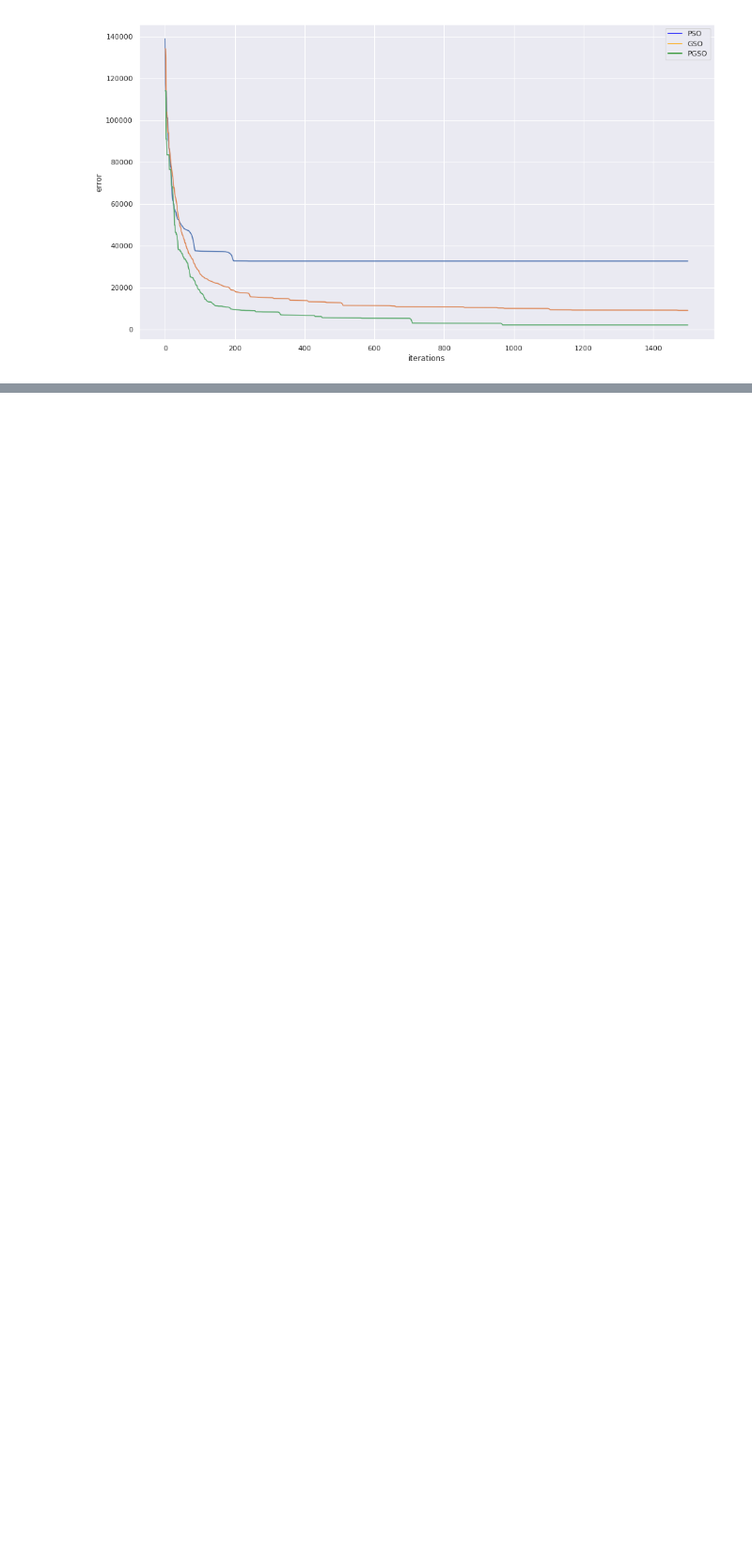
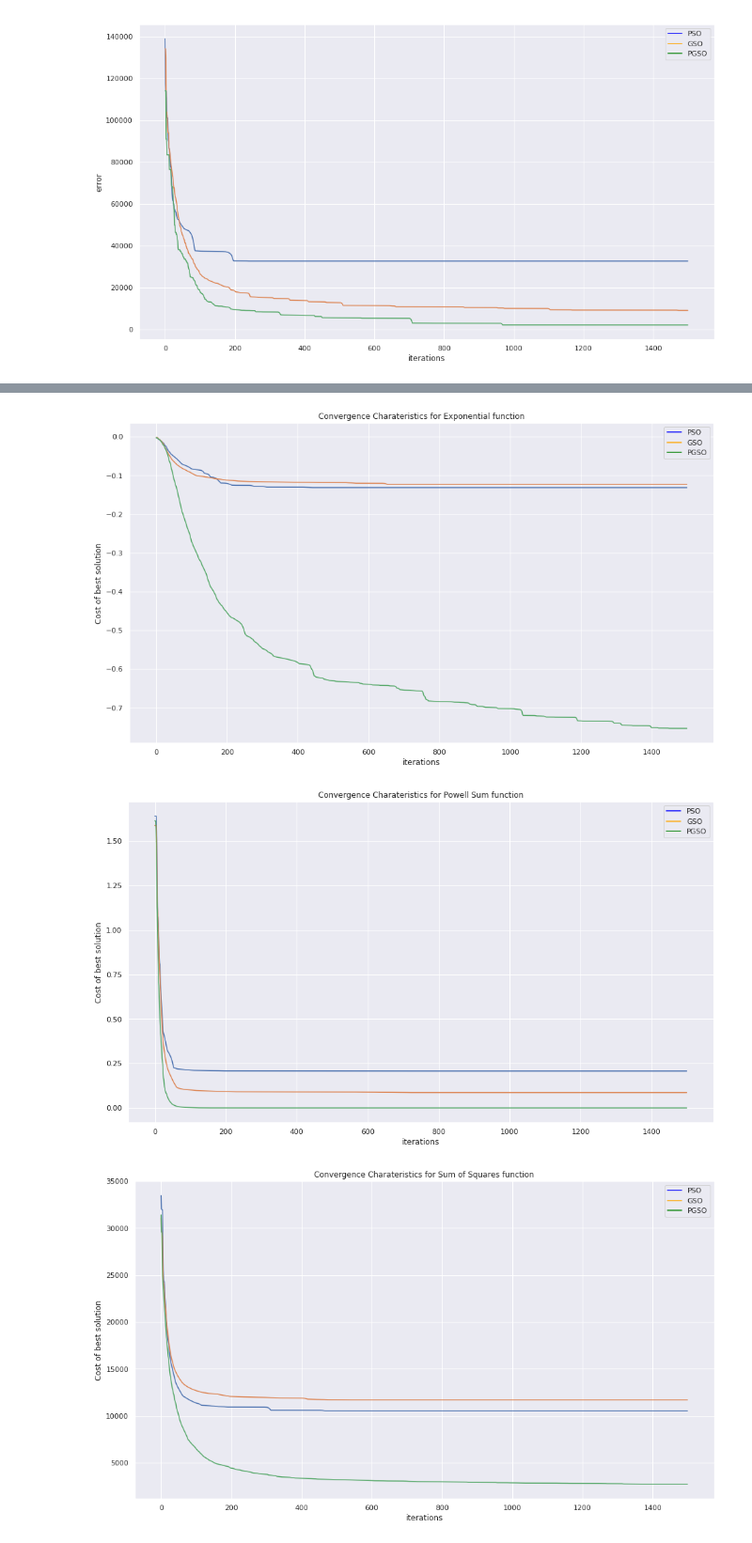
Before and after one commit to shubham0704/parallelGSO, a Jupyter notebook: experiments/Benchmarks.ipynb, the cells around one changed output, grey strips where cells are left out. Shown at 94% size. Saved outputs shown, nothing was run; the diff lists cells and outputs as text; code cells hidden in the pictures; blank space fills up the shorter version.

```diff
--- a/experiments/Benchmarks.ipynb
+++ b/experiments/Benchmarks.ipynb
@@ -646,0 +702,7 @@ def make_graph(algo, cost_func, bounds, max_iter, num_particles):
+# %%
+for items in tqdm(zip(unimodal_functions, unimodal_bounds, unimodal_strings)):
+    make_graph(5, items[0], items[1], max_iter, num_particles, items[2])
+# %% [output]
+[figure, added]
+[figure, added]
+[figure, added]
```
Also changed, not shown: parts of 22 cells of this notebook, 1 other file.
